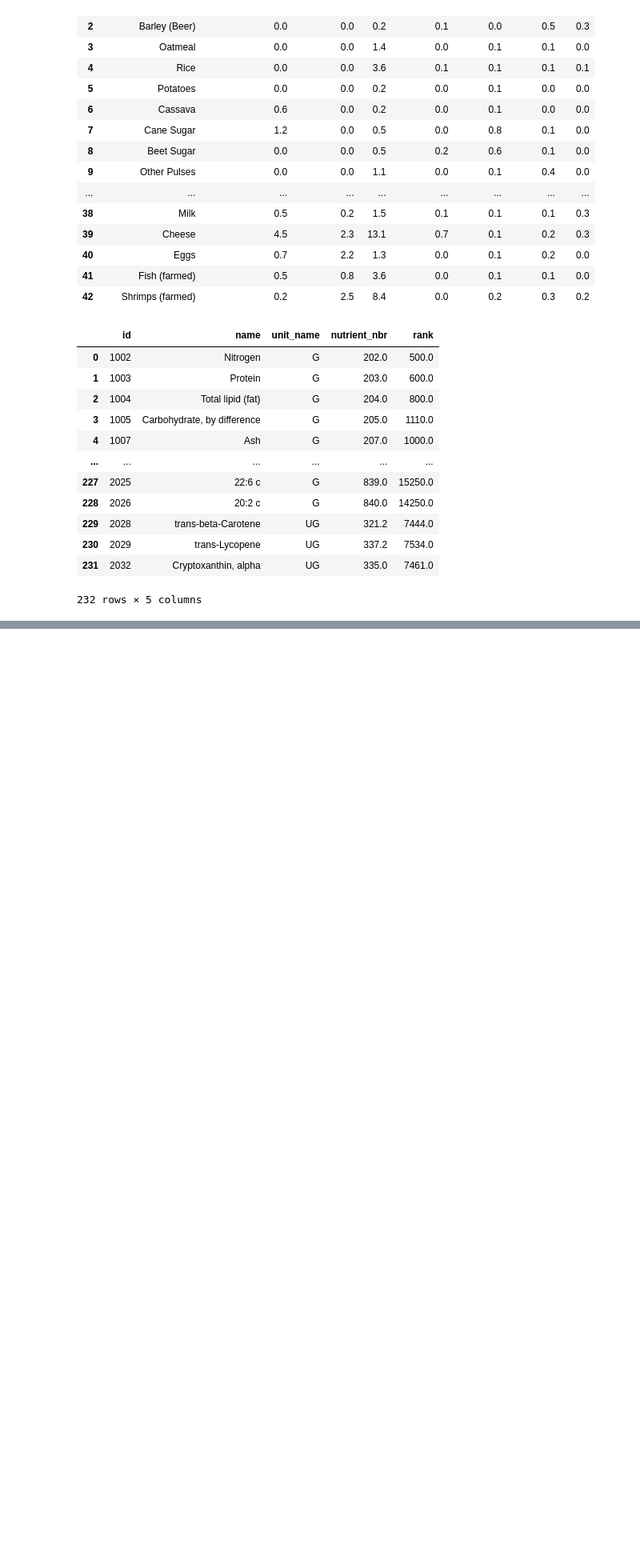
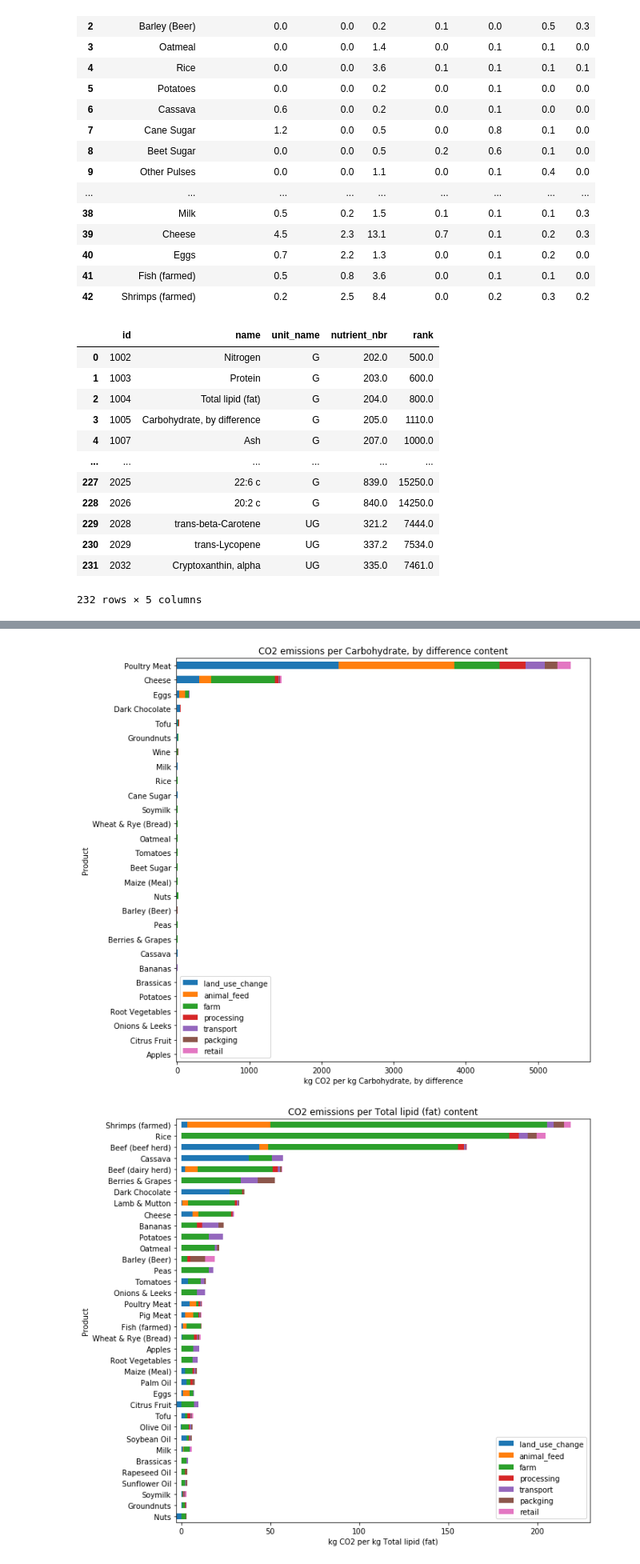
Before and after one commit to ezbc/food-emissions, a Jupyter notebook: food-emissions.ipynb, the cells around one changed output, grey strips where cells are left out. Shown at 80% size. Cells and saved outputs as stored; diff of their text form; code cells hidden in the pictures; blank space fills up the shorter version.

```diff
--- a/food-emissions.ipynb
+++ b/food-emissions.ipynb
@@ -146,0 +244,18 @@ food_df
+# %%
+BARS_TO_PLOT = ['product_name', 'land_use_change','animal_feed','farm','processing','transport', 'packging', 'retail']
+macros = dict()
+for macro in MACROS:
+    macros[macro] = food_df.loc[food_df['nutrient_name'] == macro]
+
+    to_plot = macros[macro][BARS_TO_PLOT]
+    to_plot = remove_nans_and_infs(to_plot)
+    total = to_plot.sum(axis=1)
+    to_plot = to_plot.iloc[total.argsort()]
+
+    to_plot = to_plot.set_index('product_name')
+    ax = to_plot.plot.barh(stacked=True, title=f'CO2 emissions per {macro} content', figsize=(10, 10), )#xlim=(-0.2, 2.5))
+    ax.set_xlabel(f'kg CO2 per kg {macro}')
+    ax.set_ylabel('Product')
+# %% [output]
+[figure, added]
+[figure, added]
```
Also changed, not shown: parts of 9 cells of this notebook, 1 other file.
